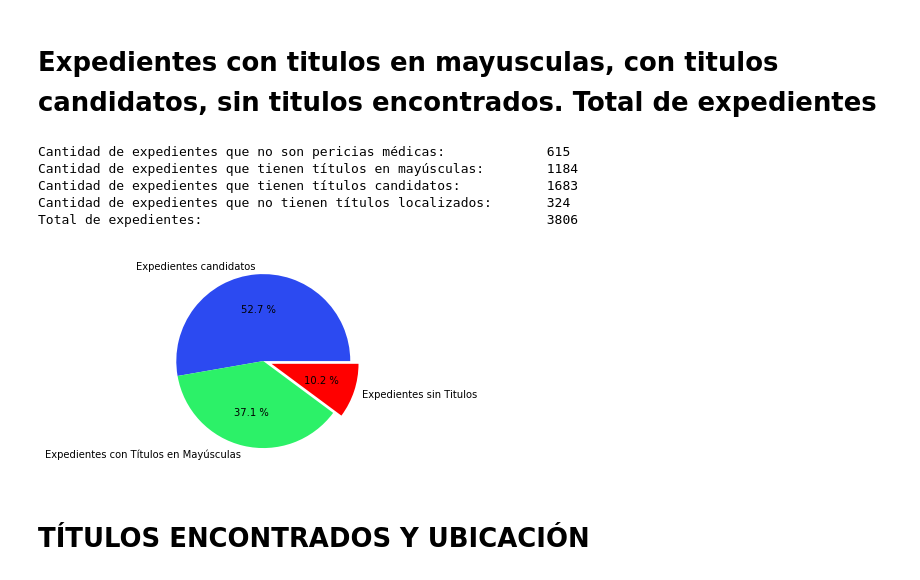
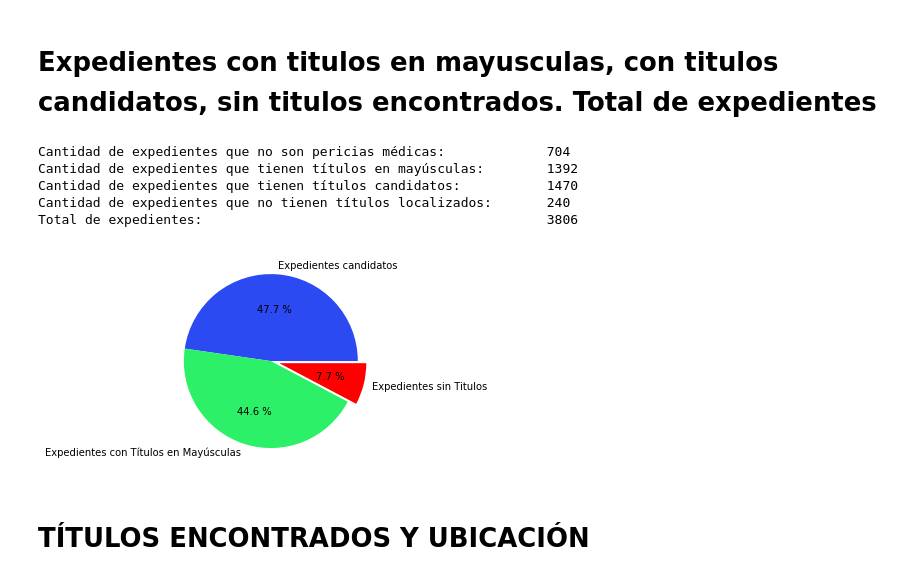
Before and after one commit to gaston411/Mi-Proyecto, a Jupyter notebook: Busqueda_titulo-parrafo.ipynb, the cells around one changed output. Cells and saved outputs as stored; diff of their text form; code cells hidden in the pictures.

```diff
--- a/Busqueda_titulo-parrafo.ipynb
+++ b/Busqueda_titulo-parrafo.ipynb
@@ -220,6 +69,4 @@ def limpiarDfSinTitulos(txt: str, bert=False, nums=False) -> str:
 # %%
-dfSinTitulosEncontrados['expediente'] = dfSinTitulosEncontrados['expediente'].apply(remove_stops)
-dfSinTitulosEncontrados['expediente'] = dfSinTitulosEncontrados['expediente'].apply(limpiarDfSinTitulos)
-# dfSinTitulosEncontrados['expediente'] = dfSinTitulosEncontrados['expediente'].apply(limpiarTexto2)
-# dfSinTitulosEncontrados['expediente'] = dfSinTitulosEncontrados['expediente'].apply(limpiarTexto3)
+dfExpSinTitulosRomanos['expediente'] = dfExpSinTitulosRomanos['expediente'].apply(remove_stops)
+# dfSinTitulosEncontrados['expediente'] = dfSinTitulosEncontrados['expediente'].apply(limpiarDfSinTitulos) #TENER EN CUENTA USAR
 # %%
@@ -232,7 +79,7 @@ dfSinTitulosEncontrados.to_csv('df_ExpSinTitulosEncontrados.csv',index=False)
 # Busca títulos en mayusculas o minusculas comenzados con numeros latinos o romanos
 def buscarTitulosLatinosMayusculas(text):
     # Expresiín regular para encontrar títulos en mayusculas.
-    tituloMayusculas =re.compile(r'((I{1,3}|IV|V|VI{1,3}|IX|X)|[0-9]+)[.)-]+[A-Za-z -]+[:\.\n]') #[1-9]|
+    tituloMayusculas =re.compile(r'((I{1,3}|IV|V|VI{1,3}|IX|X)|[0-9])[.)-]+[A-Za-z -]+[:\.\n]') #[1-9]|
     titulosMayusculasEncontrados = []
     #i=1
     for m in tituloMayusculas.finditer(text):
@@ -243,16 +90,19 @@ def buscarTitulosLatinosMayusculas(text):
     return titulosMayusculasEncontrados
 # titulosLatinosMayusculas: lista que guarda los títulos encontrados
 titulosLatinosMayusculas=[]
-for expediente in dfSinTitulosEncontrados['expediente']:
+for expediente in dfExpSinTitulosRomanos['expediente']:
     #if len(buscarTitulosLatinosMayusculas(expediente)) > 3:
     titulosLatinosMayusculas.append(buscarTitulosLatinosMayusculas(expediente))
 # %% [markdown]
 # Dataframe de títulos candidatos
 # %%
+from utils import cleanText
+limpiar_palabras = cleanText.limpiar_palabras
+
 # Encontrar la ubicacion del titulo en el documento
 titulosCandidatos=[]
 tipo='candidato'
-expSinTitulosEncontrados = dfSinTitulosEncontrados['expediente'].apply(str)
+expSinTitulosEncontrados = dfExpSinTitulosRomanos['expediente'].apply(str)
 for i in range(len(expSinTitulosEncontrados)):
     for titulo in titulosLatinosMayusculas[i]:
         inicioTitulo = expSinTitulosEncontrados[i].index(titulo)
@@ -272,7 +122,7 @@ dfUbicacionTitulosCandidatos.to_csv('df_ubicacionTitulosCandidatos.csv',index=Fa
 # Guardo en dfSinTitulos los expedientes y su indice que no tienen titulos candidatos en el dataframe dfSinTitulosEncontrados
 expConTitulosCandidatos = []
 expSinTitulos=[]
-for id,titulo in  enumerate(dfSinTitulosEncontrados['expediente']):
+for id,titulo in  enumerate(dfExpSinTitulosRomanos['expediente']):
     if len(titulosLatinosMayusculas[id]) > 0:
         expConTitulosCandidatos.append((id,titulo))
     else:
@@ -338,34 +188,34 @@ dfTitulosMayusculas.to_excel('titulos_mayusculas.xlsx', index=False)
 # %%
 print(f'''
 Cantidad de expedientes que no son pericias médicas:             {len(dfNoPericiasMedicas)}
-Cantidad de expedientes que tienen títulos en mayúsculas:        {len(dfTitulosMayusculas)}
-Cantidad de expedientes que tienen títulos candidatos:           {len(dfExpTitulosCandidatos)}
+Cantidad de expedientes que tienen títulos en mayúsculas:        {len(dfExpTitulosMayusculas)+443}
+Cantidad de expedientes que tienen títulos candidatos:           {len(dfExpTitulosCandidatos)-443}
 Cantidad de expedientes que no tienen títulos localizados:       {len(dfExpSinTitulosEncontrados)}
-Total de expedientes:                                            {len(df)} ''')
+Total de expedientes:                                            {len(dfLimpio)+len(dfNoPericiasMedicas)} ''')
 # %% [output]
-Cantidad de expedientes que no son pericias médicas:             615
-Cantidad de expedientes que tienen títulos en mayúsculas:        1184
-Cantidad de expedientes que tienen títulos candidatos:           1683
-Cantidad de expedientes que no tienen títulos localizados:       324
+Cantidad de expedientes que no son pericias médicas:             704
+Cantidad de expedientes que tienen títulos en mayúsculas:        1392
+Cantidad de expedientes que tienen títulos candidatos:           1470
+Cantidad de expedientes que no tienen títulos localizados:       240
 Total de expedientes:                                            3806
 # %%
 # Creo un grafico de torta expedientes por tipo de busqueda.
 import matplotlib.pyplot as plt
 
-totalCandidatos = len(dfExpTitulosCandidatos)
-totalExpMayusculas = len(dfTitulosMayusculas)
+totalCandidatos = len(dfExpTitulosCandidatos)-433
+totalExpMayusculas = len(dfExpTitulosMayusculas)+433#nuevos candidatos encontrados.
 totalSinTitulos = len(dfExpSinTitulosEncontrados)
 
 # Creación de grafico de torta de la cantidad de expedientes con títulos en mayúsculas sobre el total de expedientes.
 cantExp = [totalCandidatos, totalExpMayusculas, totalSinTitulos]
 nombreTitulos = ['Expedientes candidatos', 'Expedientes con Títulos en Mayúsculas', 'Expedientes sin Titulos']
 colores = ['#2C4AF1','#2CF168', 'r']
 desfase=(0,0,0.1)
 
 plt.pie(cantExp, labels=nombreTitulos, autopct= '%0.1f %%', colors=colores, explode=desfase) #, explode=desfase
 plt.show()
 # %% [output]
-[figure, old version]
+[figure, new version]
 # %% [markdown]
 # TÍTULOS ENCONTRADOS Y UBICACIÓN
 # %%
```
Also changed, not shown: parts of 52 cells of this notebook, 5 other files.
